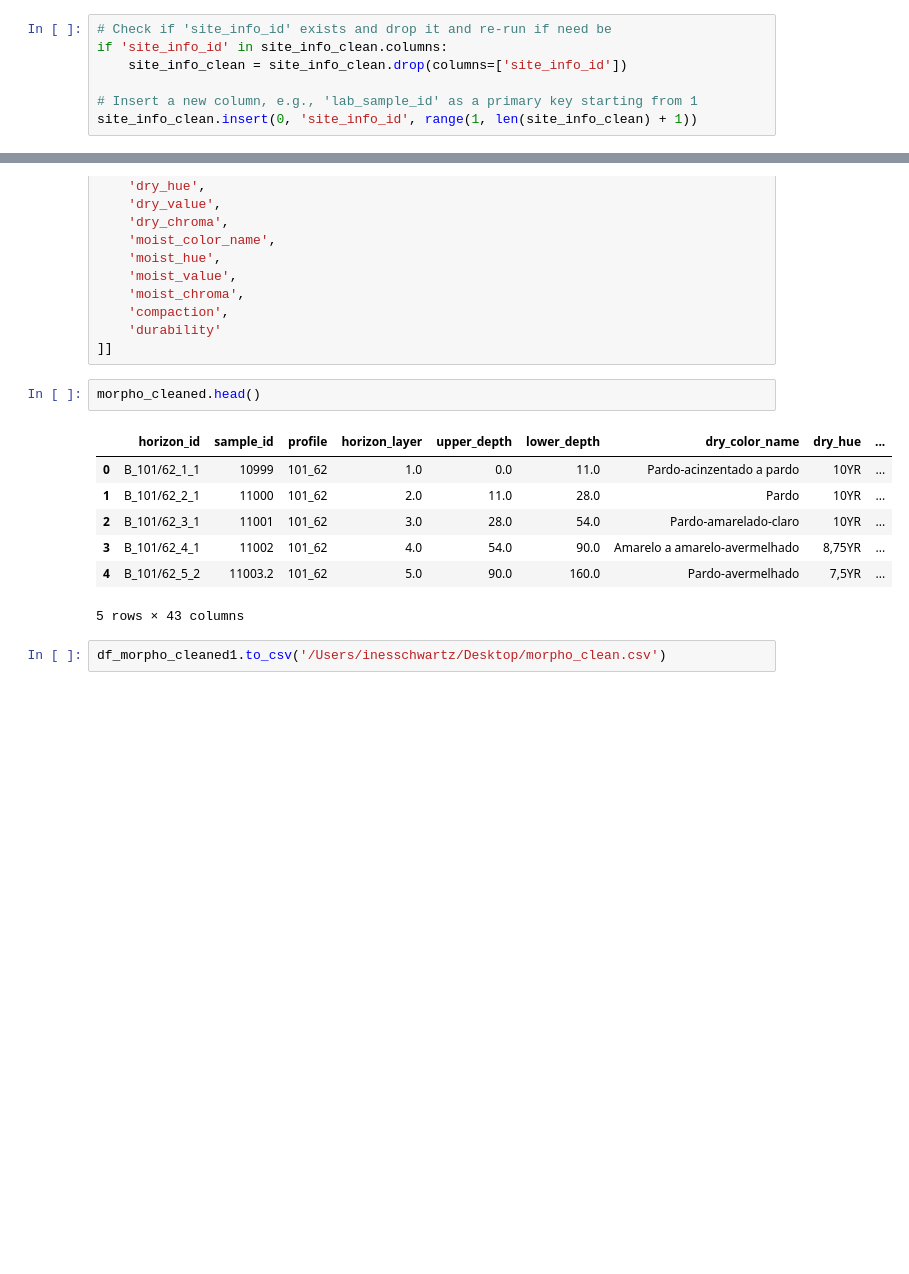
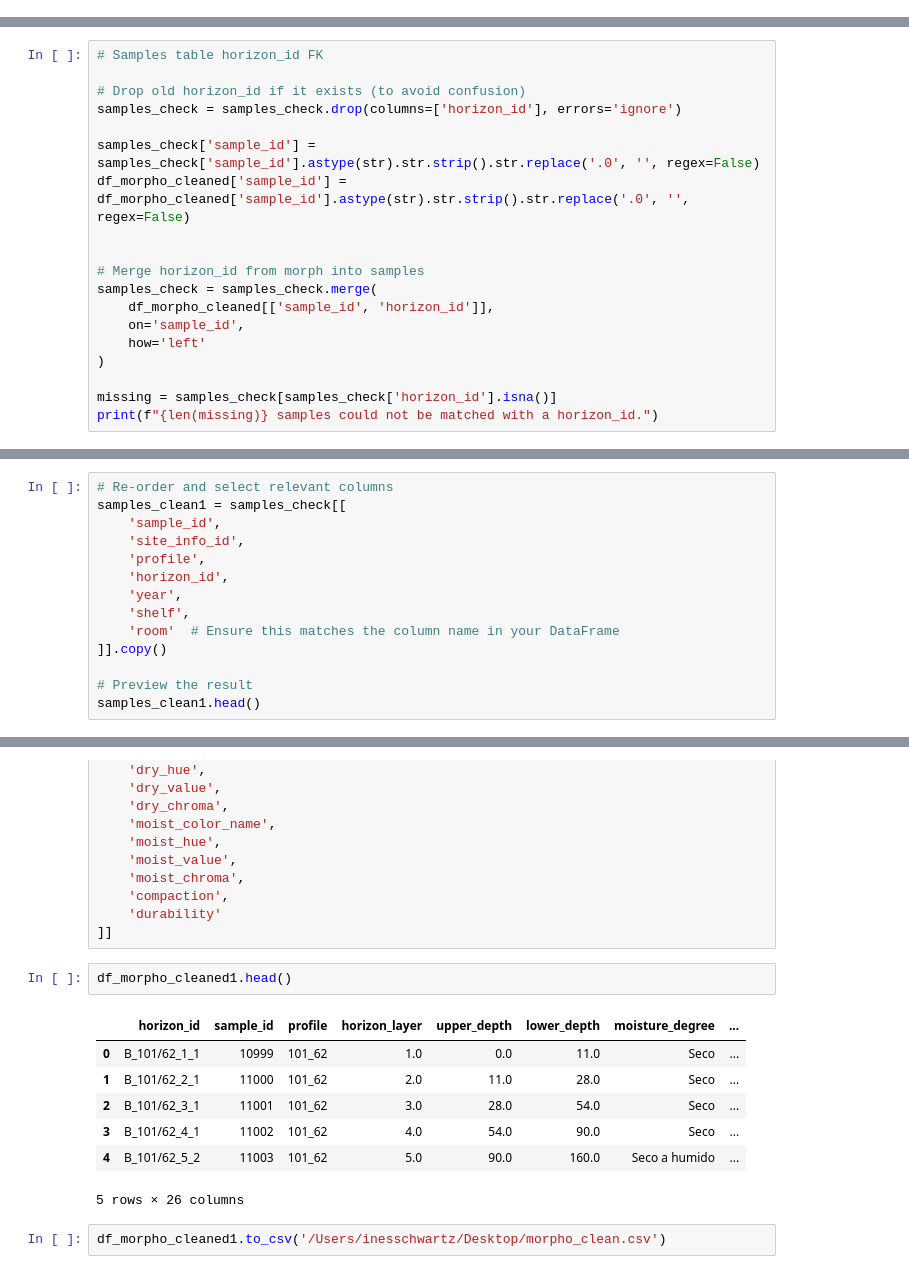
Before and after one commit to inesschwartz/ThesisSoilAngola, a Jupyter notebook: data_cleaning/2_datacleaning.ipynb, the cells around one changed output, grey strips where cells are left out. Cells and saved outputs as stored; diff of their text form; blank space fills up the shorter version.

Commit message:
cleaning 2_datacleaning to be only datacleaning notebook

```diff
--- a/data_cleaning/2_datacleaning.ipynb
+++ b/data_cleaning/2_datacleaning.ipynb
@@ -826,10 +314,3 @@ site_info_clean.head()
 | 2 | 3 | 1618 | 1_61 | 15.098840 | -11.225411 | <NA> | <NA> | <NA> | ... |
 | 3 | 4 | 881 | 1_63 | 17.081955 | -9.274587 | <NA> | <NA> | <NA> | ... |
 | 4 | 5 | 1750 | 1_64 | 20.788116 | -11.568683 | <NA> | <NA> | <NA> | ... |
-# %%
-# Check if 'site_info_id' exists and drop it and re-run if need be
-if 'site_info_id' in site_info_clean.columns:
-    site_info_clean = site_info_clean.drop(columns=['site_info_id'])
-
-# Insert a new column, e.g., 'lab_sample_id' as a primary key starting from 1
-site_info_clean.insert(0, 'site_info_id', range(1, len(site_info_clean) + 1))
@@ -1966,0 +1559,19 @@ pd.DataFrame([
+# %%
+# Samples table horizon_id FK
+
+# Drop old horizon_id if it exists (to avoid confusion)
+samples_check = samples_check.drop(columns=['horizon_id'], errors='ignore')
+
+samples_check['sample_id'] = samples_check['sample_id'].astype(str).str.strip().str.replace('.0', '', regex=False)
+df_morpho_cleaned['sample_id'] = df_morpho_cleaned['sample_id'].astype(str).str.strip().str.replace('.0', '', regex=False)
+
+
+# Merge horizon_id from morph into samples
+samples_check = samples_check.merge(
+    df_morpho_cleaned[['sample_id', 'horizon_id']],
+    on='sample_id',
+    how='left'
+)
+
+missing = samples_check[samples_check['horizon_id'].isna()]
+print(f"{len(missing)} samples could not be matched with a horizon_id.")
@@ -1966,0 +1580,14 @@ pd.DataFrame([
+# %%
+# Re-order and select relevant columns
+samples_clean1 = samples_check[[
+    'sample_id',
+    'site_info_id',
+    'profile',
+    'horizon_id',
+    'year',
+    'shelf',
+    'room'  # Ensure this matches the column name in your DataFrame
+]].copy()
+
+# Preview the result
+samples_clean1.head()
@@ -2093,15 +1736,15 @@ df_morpho_cleaned1 = df_morpho_cleaned[[
     'durability'
 ]]
 # %%
-morpho_cleaned.head()
+df_morpho_cleaned1.head()
 # %% [output]
-|  | horizon_id | sample_id | profile | horizon_layer | upper_depth | lower_depth | dry_color_name | dry_hue | ... |
-| 0 | B_101/62_1_1 | 10999 | 101_62 | 1.0 | 0.0 | 11.0 | Pardo-acinzentado a pardo | 10YR | ... |
-| 1 | B_101/62_2_1 | 11000 | 101_62 | 2.0 | 11.0 | 28.0 | Pardo | 10YR | ... |
-| 2 | B_101/62_3_1 | 11001 | 101_62 | 3.0 | 28.0 | 54.0 | Pardo-amarelado-claro | 10YR | ... |
-| 3 | B_101/62_4_1 | 11002 | 101_62 | 4.0 | 54.0 | 90.0 | Amarelo a amarelo-avermelhado | 8,75YR | ... |
-| 4 | B_101/62_5_2 | 11003.2 | 101_62 | 5.0 | 90.0 | 160.0 | Pardo-avermelhado | 7,5YR | ... |
+|  | horizon_id | sample_id | profile | horizon_layer | upper_depth | lower_depth | moisture_degree | ... |
+| 0 | B_101/62_1_1 | 10999 | 101_62 | 1.0 | 0.0 | 11.0 | Seco | ... |
+| 1 | B_101/62_2_1 | 11000 | 101_62 | 2.0 | 11.0 | 28.0 | Seco | ... |
+| 2 | B_101/62_3_1 | 11001 | 101_62 | 3.0 | 28.0 | 54.0 | Seco | ... |
+| 3 | B_101/62_4_1 | 11002 | 101_62 | 4.0 | 54.0 | 90.0 | Seco | ... |
+| 4 | B_101/62_5_2 | 11003 | 101_62 | 5.0 | 90.0 | 160.0 | Seco a humido | ... |
-5 rows × 43 columns
+5 rows × 26 columns
 # %%
 df_morpho_cleaned1.to_csv('/Users/inesschwartz/Desktop/morpho_clean.csv')
 # %% [markdown]
```
Also changed, not shown: parts of 110 cells of this notebook.
